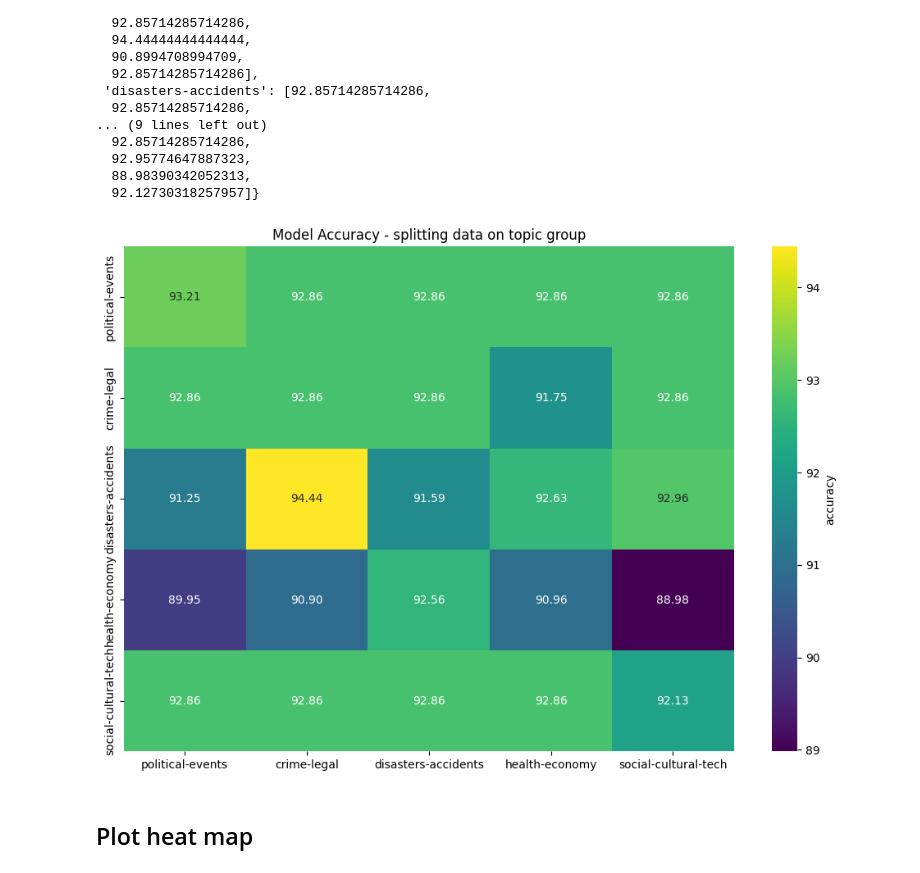
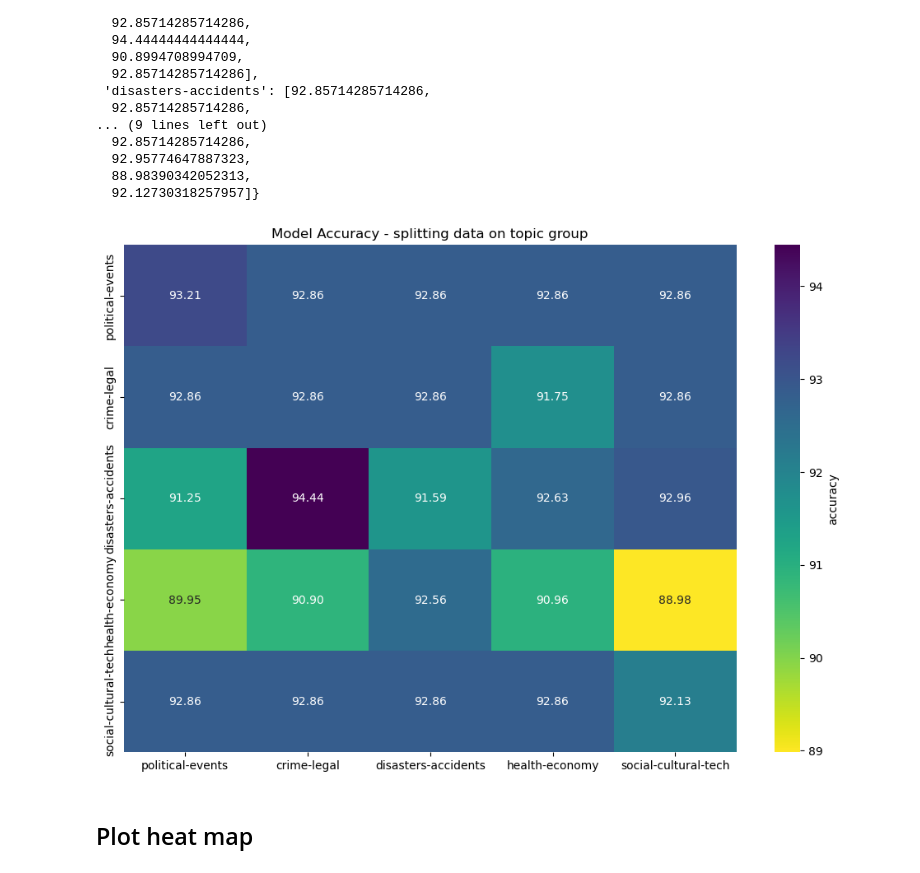
Before and after one commit to dundurlunka/llm-detect, a Jupyter notebook: src/data-visualization/one-vs-each-topics-heat-map.ipynb, the cells around one changed output. Saved outputs shown, nothing was run; the diff lists cells and outputs as text; code cells hidden in the pictures.

```diff
--- a/src/data-visualization/one-vs-each-topics-heat-map.ipynb
+++ b/src/data-visualization/one-vs-each-topics-heat-map.ipynb
@@ -64,14 +64,14 @@ heatmap_data
 # %%
 # Convert the dictionary to a DataFrame
 df = pd.DataFrame(heatmap_data, index=groups)
 
 # Plot the heatmap using Seaborn
 plt.figure(figsize=(12, 8))
-sns.heatmap(df, annot=True, cmap='viridis', fmt=".2f", cbar_kws={'label': 'accuracy'})
+sns.heatmap(df, annot=True, cmap='viridis_r', fmt=".2f", cbar_kws={'label': 'accuracy'})
 plt.title('Model Accuracy - splitting data on topic group')
 plt.show()
 # %% [output]
-[figure, old version]
+[figure, new version]
 # %% [markdown]
 ## Plot heat map
 # %%
```
Also changed, not shown: 1 other file.
